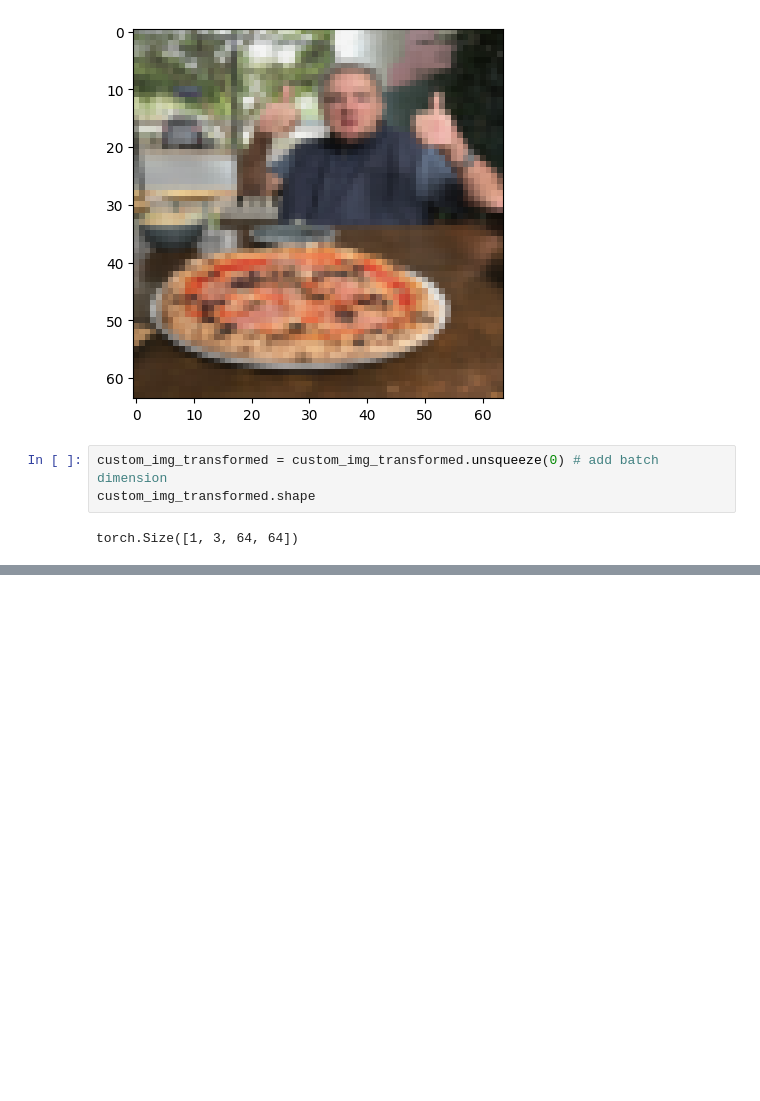
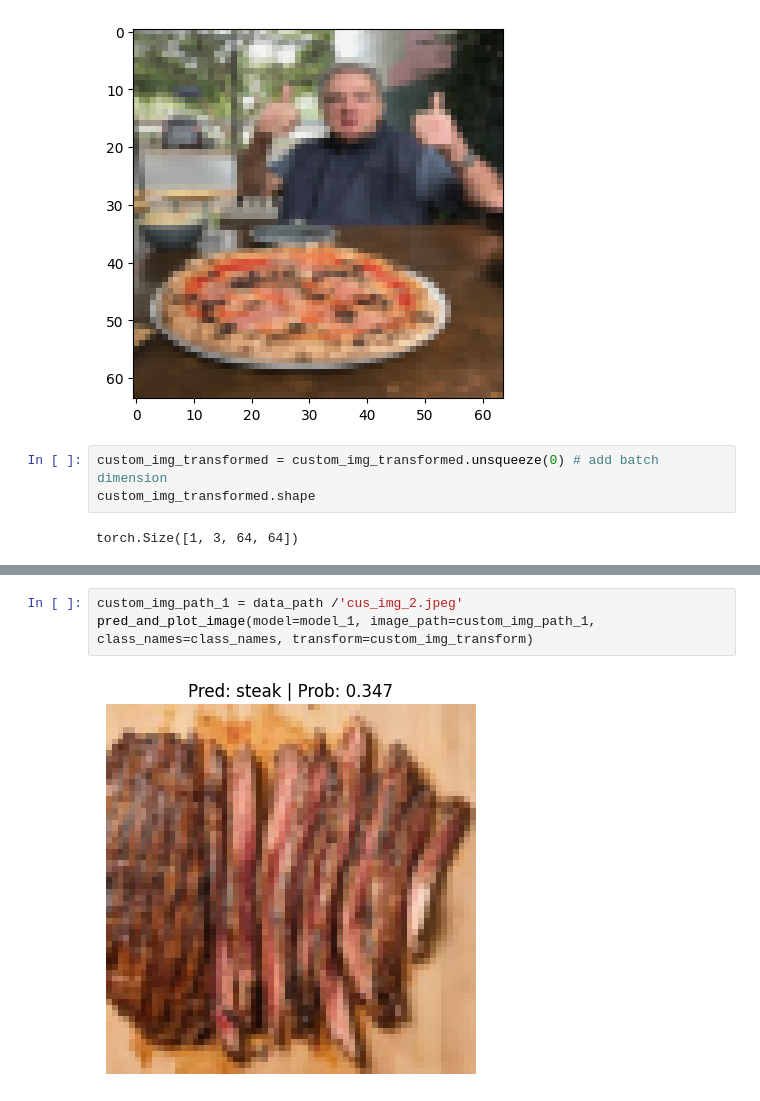
Before and after one commit to Niloy009/learning_pytorch, a Jupyter notebook: 04_pytorch_custom_dataset.ipynb, the cells around one changed output, grey strips where cells are left out. Saved outputs shown, nothing was run; the diff lists cells and outputs as text; blank space fills up the shorter version.

```diff
--- a/04_pytorch_custom_dataset.ipynb
+++ b/04_pytorch_custom_dataset.ipynb
@@ -1151,0 +1213,5 @@ custom_img_pred, custom_img_logits
+# %%
+custom_img_path_1 = data_path /'cus_img_2.jpeg'
+pred_and_plot_image(model=model_1, image_path=custom_img_path_1, class_names=class_names, transform=custom_img_transform)
+# %% [output]
+[figure, added]
```
Also changed, not shown: parts of 22 cells of this notebook, 2 other files.
